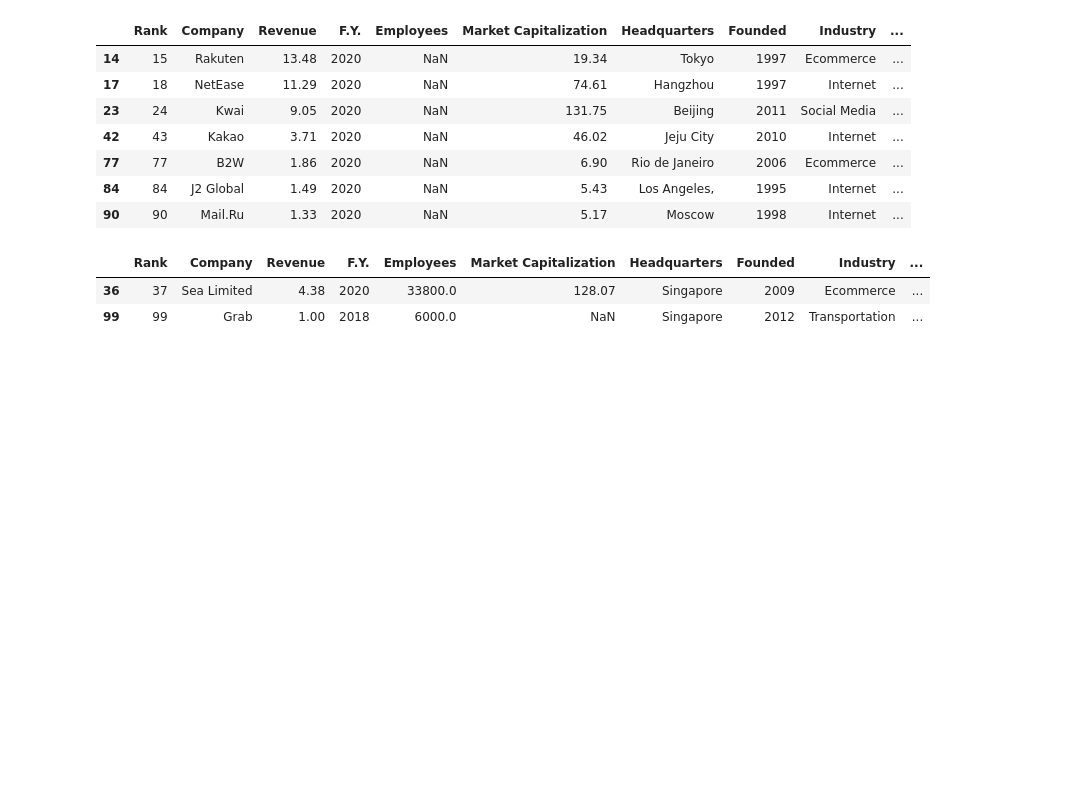
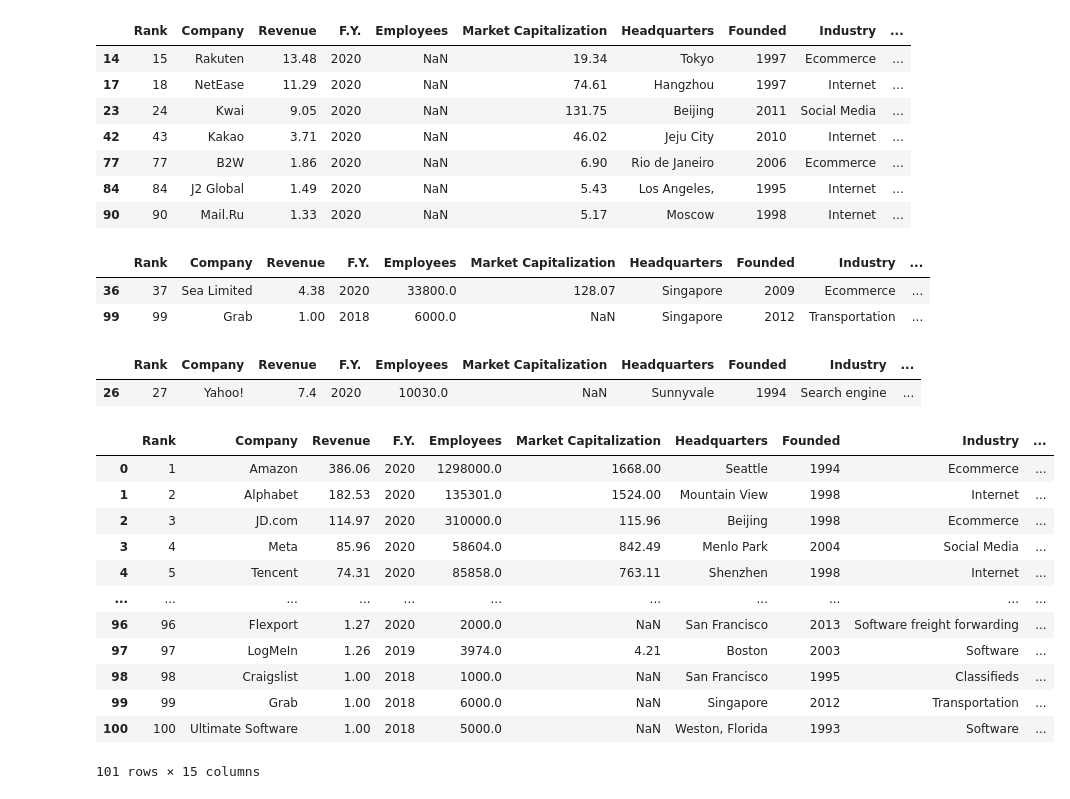
Before and after one commit to rockdonald2/LargestInternetCompaniesAroundTheWorld, a Jupyter notebook: exploreData.ipynb, the cells around one changed output. Saved outputs shown, nothing was run; the diff lists cells and outputs as text; code cells hidden in the pictures; blank space fills up the shorter version.

```diff
--- a/exploreData.ipynb
+++ b/exploreData.ipynb
@@ -83,5 +83,27 @@ df[df['Headquarters'] == 'Singapore']
 |  | Rank | Company | Revenue | F.Y. | Employees | Market Capitalization | Headquarters | Founded | Industry | ... |
 | 36 | 37 | Sea Limited | 4.38 | 2020 | 33800.0 | 128.07 | Singapore | 2009 | Ecommerce | ... |
 | 99 | 99 | Grab | 1.00 | 2018 | 6000.0 | NaN | Singapore | 2012 | Transportation | ... |
+# %%
+df.loc[df['Company'] == 'Yahoo!', 'Founded'] = 1994
+df.loc[df['Company'] == 'Yahoo!']
+# %% [output]
+|  | Rank | Company | Revenue | F.Y. | Employees | Market Capitalization | Headquarters | Founded | Industry | ... |
+| 26 | 27 | Yahoo! | 7.4 | 2020 | 10030.0 | NaN | Sunnyvale | 1994 | Search engine | ... |
 # %%
 df.to_csv('normalized/normalized.csv', index=False)
+# %%
+df
+# %% [output]
+|  | Rank | Company | Revenue | F.Y. | Employees | Market Capitalization | Headquarters | Founded | Industry | ... |
+| 0 | 1 | Amazon | 386.06 | 2020 | 1298000.0 | 1668.00 | Seattle | 1994 | Ecommerce | ... |
+| 1 | 2 | Alphabet | 182.53 | 2020 | 135301.0 | 1524.00 | Mountain View | 1998 | Internet | ... |
+| 2 | 3 | JD.com | 114.97 | 2020 | 310000.0 | 115.96 | Beijing | 1998 | Ecommerce | ... |
+| 3 | 4 | Meta | 85.96 | 2020 | 58604.0 | 842.49 | Menlo Park | 2004 | Social Media | ... |
+| 4 | 5 | Tencent | 74.31 | 2020 | 85858.0 | 763.11 | Shenzhen | 1998 | Internet | ... |
+| ... | ... | ... | ... | ... | ... | ... | ... | ... | ... | ... |
+| 96 | 96 | Flexport | 1.27 | 2020 | 2000.0 | NaN | San Francisco | 2013 | Software freight forwarding | ... |
+| 97 | 97 | LogMeIn | 1.26 | 2019 | 3974.0 | 4.21 | Boston | 2003 | Software | ... |
+| 98 | 98 | Craigslist | 1.00 | 2018 | 1000.0 | NaN | San Francisco | 1995 | Classifieds | ... |
+| 99 | 99 | Grab | 1.00 | 2018 | 6000.0 | NaN | Singapore | 2012 | Transportation | ... |
+| 100 | 100 | Ultimate Software | 1.00 | 2018 | 5000.0 | NaN | Weston, Florida | 1993 | Software | ... |
+101 rows × 15 columns
```
Also changed, not shown: parts of 3 cells of this notebook, 2 other files.
